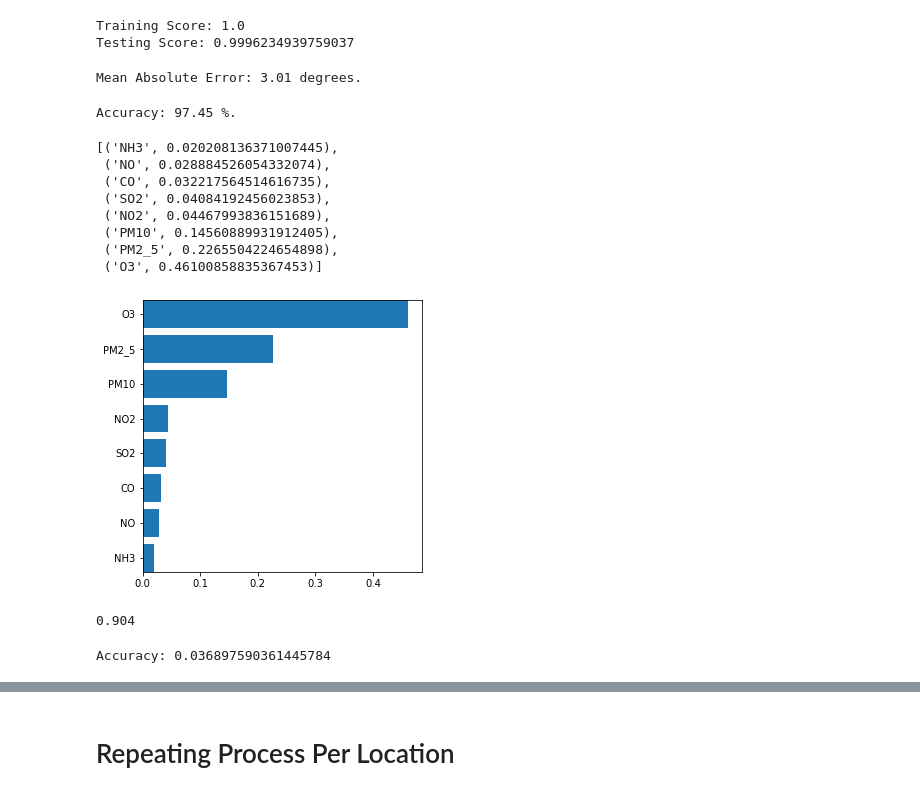
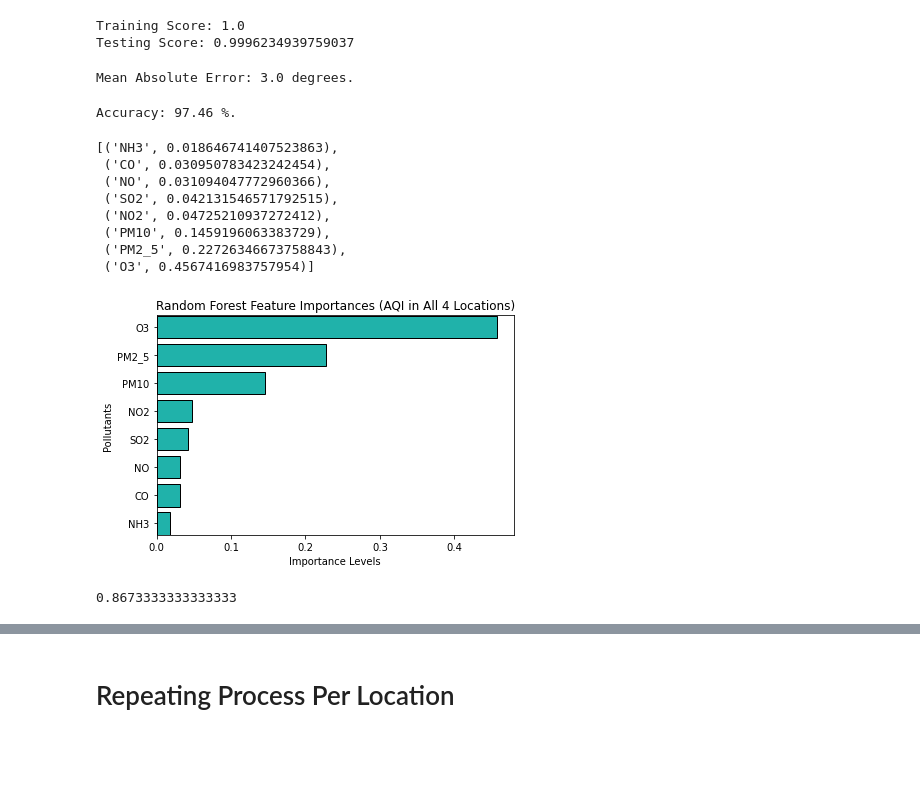
Before and after one commit to mereilly/AQI_Module_20_Final_Project, a Jupyter notebook: OpenWeather_AQI_ML Model_Final.ipynb, the cells around one changed output, grey strips where cells are left out. Drawn from its saved outputs; the diff is of its cells as text; code cells hidden in the pictures; blank space fills up the shorter version.

```diff
--- a/OpenWeather_AQI_ML Model_Final.ipynb
+++ b/OpenWeather_AQI_ML Model_Final.ipynb
@@ -57,12 +50,12 @@ print(AQI_data.shape)
 # Making a copy of df, so not to overwrite original
 AQI_copy = AQI_data
 # Labels are the values we want to predict
-labels = AQI_copy['AQI']
+Y_labels = AQI_copy['AQI']
 # Features are the values we want to evaluate in reference to the output label
-features = AQI_copy.drop(['Date', 'AQI', 'State','Latitude', 'Longitude', 'dt'], axis=1)
+X_features = AQI_copy.drop(['Date', 'AQI', 'State','Latitude', 'Longitude', 'dt'], axis=1)
 # %%
 # Using Skicit-learn to split data into training and testing sets
-features_train, features_test, labels_train, labels_test = train_test_split(features, labels, random_state=1, test_size = 0.3)
+features_train, features_test, labels_train, labels_test = train_test_split(X_features, Y_labels, random_state=1, test_size = 0.3)
 # %%
 # Evaluating the output of the training split
 features_train
@@ -124,7 +119,7 @@ errors = abs(predictions - labels_test)
 # Print out the mean absolute error (mae)
 print('Mean Absolute Error:', round(np.mean(errors), 2), 'degrees.')
 # %% [output]
-Mean Absolute Error: 3.01 degrees.
+Mean Absolute Error: 3.0 degrees.
 # %%
 # Calculate mean absolute percentage error (MAPE)
 mape = (errors / labels_test)
@@ -132,35 +127,44 @@ mape = (errors / labels_test)
 accuracy = 100 - np.mean(mape)
 print('Accuracy:', round(accuracy, 2), '%.')
 # %% [output]
-Accuracy: 97.45 %.
+Accuracy: 97.46 %.
 # %%
 # Evaluating impact importance of the different features (i.e. pollutants relavance on the AQI)
 feature_importances = rclf.feature_importances_
-results = sorted(zip(features.columns, rclf.feature_importances_), key = lambda x: x[1])
+results = sorted(zip(X_features.columns, rclf.feature_importances_), key = lambda x: x[1])
 results
+# More on feature importances: https://scikit-learn.org/stable/auto_examples/ensemble/plot_forest_importances.html
 # %% [output]
-[('NH3', 0.020208136371007445),
- ('NO', 0.028884526054332074),
- ('CO', 0.032217564514616735),
- ('SO2', 0.04084192456023853),
- ('NO2', 0.04467993836151689),
- ('PM10', 0.14560889931912405),
- ('PM2_5', 0.2265504224654898),
- ('O3', 0.46100858835367453)]
+[('NH3', 0.018646741407523863),
+ ('CO', 0.030950783423242454),
+ ('NO', 0.031094047772960366),
+ ('SO2', 0.042131546571792515),
+ ('NO2', 0.04725210937272412),
+ ('PM10', 0.1459196063383729),
+ ('PM2_5', 0.22726346673758843),
+ ('O3', 0.4567416983757954)]
 # %%
 # The goal here is to make a visualization with plotly showing the relative importance of the pollutants on the AQI score
 
 cols = [r[0] for r in results]
 width = [r[1] for r in results]
 
 fig, ax = plt.subplots()
 
-fig.set_size_inches(5,5)
 plt.margins(y=0.001)
 
-ax.barh(y=cols, width=width)
+ax.set_xlabel('Importance Levels')
+ax.set_ylabel('Pollutants')
+ax.set_title('Importance of Pollutants to AQI Score in Full Sample')
+ax.set_title("Random Forest Feature Importances (AQI in All 4 Locations)")
+
+ax.barh(y=cols, width=width, color='lightseagreen', edgecolor='black')
+
+
+fig.tight_layout()
+
 
 plt.show()
 # %% [output]
-[figure, old version]
+[figure, new version]
 # %%
@@ -175,9 +183,4 @@ labels_pred = aclf.predict(features_test)
 # %%
-aclf.score(features, labels)
+aclf.score(X_features, Y_labels)
 # %% [output]
-0.904
+0.8673333333333333
-# %%
-#computes subset accuracy
-print("Accuracy:",  metrics.accuracy_score(labels_test, labels_pred, normalize=True, sample_weight=None))
-# %% [output]
-Accuracy: 0.036897590361445784
```
Also changed, not shown: parts of 52 cells of this notebook, 2 other files.
